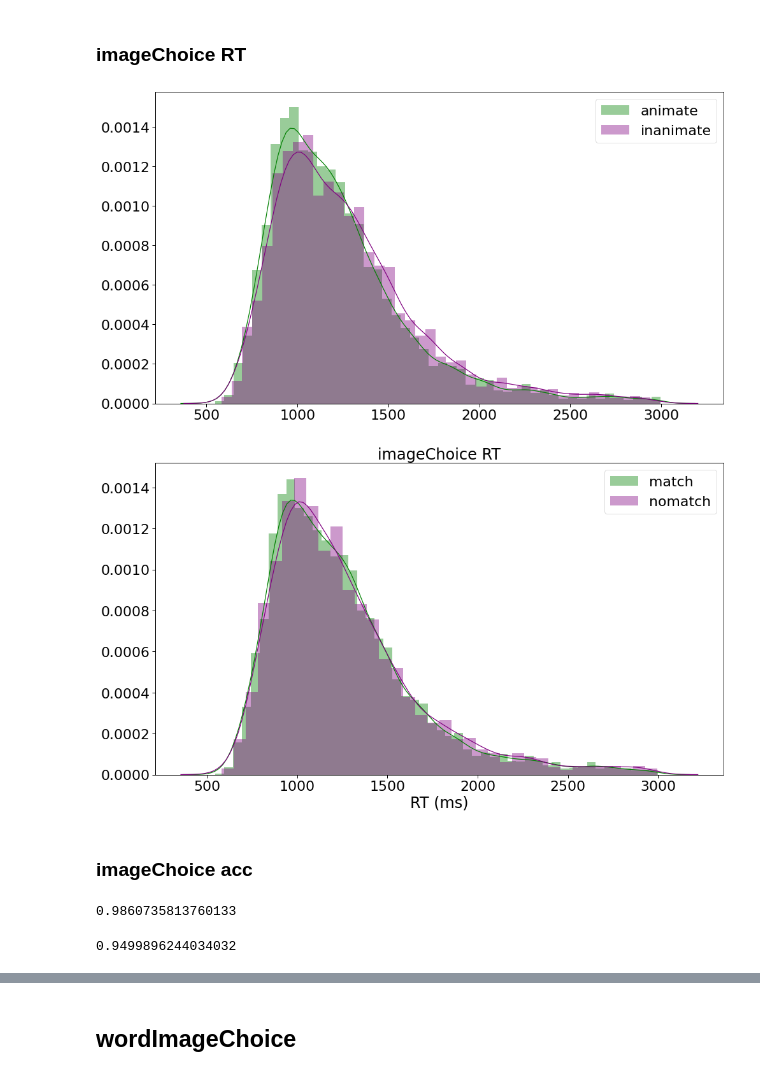
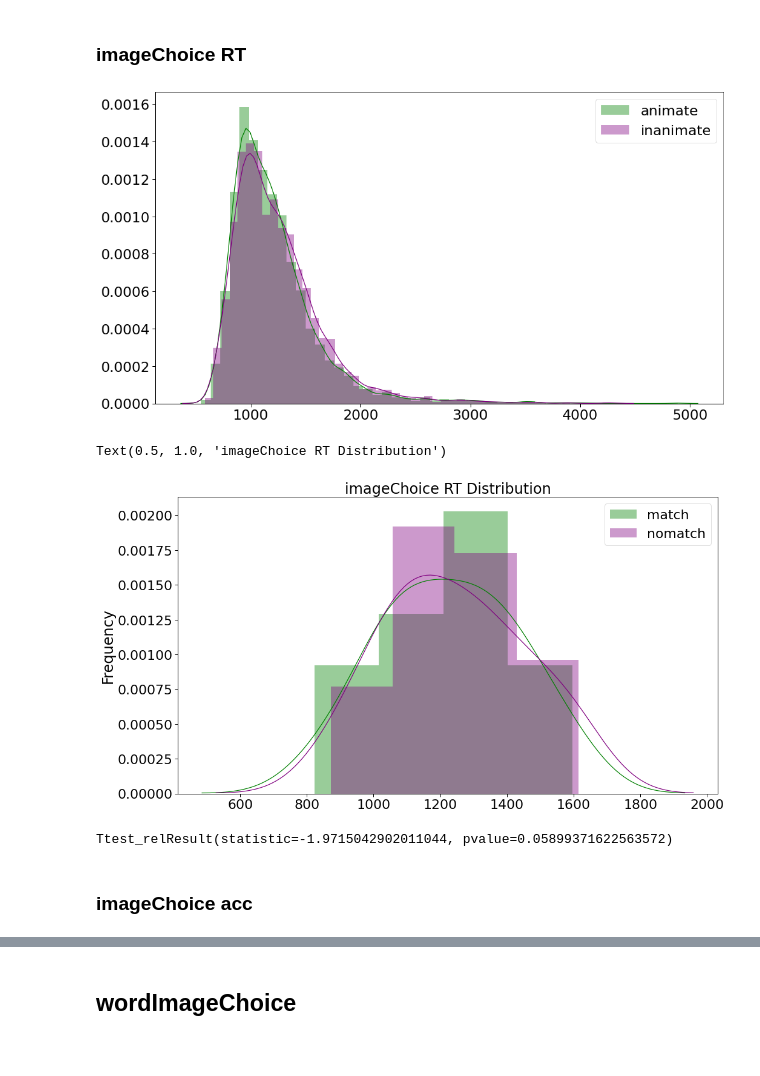
Before and after one commit to andlab-um/MT-EEG-dataset, a Jupyter notebook: behavior/behavior.ipynb, the cells around one changed output, grey strips where cells are left out. Drawn from its saved outputs; the diff is of its cells as text; code cells hidden in the pictures.

```diff
--- a/behavior/behavior.ipynb
+++ b/behavior/behavior.ipynb
@@ -227,56 +282,52 @@ for option in ["option_left", "option_right"]:
     image_df[option] = image_df[option].map({"有生命": "animate", "无生命": "inanimate"})
 # rename mouse.clicked_name columns
 image_df["mouse.clicked_name"] = image_df["mouse.clicked_name"].map({"rect_left": "left", "rect_right": "right"})
-image_df.rename(columns={"mouse.clicked_name":"side"}, inplace=True)
+image_df.rename(columns={"mouse.clicked_name":"side", "images.thisN":"trialN"}, inplace=True)
 # %%
 # get animacy of image
 image_df["animacy"] = image_df["item"].apply(lambda x: x.split("/")[0])
 image_df["animacy"] = image_df["animacy"].map({"animate": "animate", "non-animate": "inanimate"})
 # match relation in wordimageChoice
 image_df["relation"] = image_df["item"].apply(lambda x: match_dict[x])
-# get rt
-image_df["rt"] = image_df[["image_item.started", "image_item_2.started"]].apply(lambda x: np.round((x["image_item_2.started"] - x["image_item.started"]) * 1000), axis=1)
 # get mouse response
 image_df["response"] = image_df.apply(lambda x: x["option_left"] if x["side"] == "left" else x["option_right"], axis=1)
 # calculate correct
 image_df["correct"] = image_df.apply(lambda x: x["animacy"] == x["response"], axis=1)
-# %%
-image_df = image_df[image_df["rt"] < max_time]
 # %% [markdown]
 ### imageChoice RT
+# %%
+image_df_corr = image_df[image_df["correct"] == True]
 # %%
 # animate/non-animate
-fig = sns.distplot(image_df[image_df["animacy"] == "animate"]["rt"], color="green", label="animate")
-sns.distplot(image_df[image_df["animacy"] == "inanimate"]["rt"], color="purple", label="inanimate")
+fig = sns.distplot(image_df_corr[image_df_corr["animacy"] == "animate"]["rt"], color="green", label="animate")
+sns.distplot(image_df_corr[image_df_corr["animacy"] == "inanimate"]["rt"], color="purple", label="inanimate")
 # ylabels = ['{:.2f}'.format(x) for x in fig.get_yticks() * 100]
 # fig.set_yticklabels(ylabels)
 plt.legend()
 plt.xlabel("")
 plt.ylabel("")
 # plt.title("Image Choice RT", y=1.01)
-plt.savefig("./figures/imagechoice/rt-animacy.svg", bbox_inches="tight")
+plt.savefig("../figures/imagechoice/rt-animacy.svg", bbox_inches="tight")
 # %% [output]
-[figure, old version]
+[figure, new version]
 # %%
 # match/nomatch
-sns.distplot(image_df[image_df["relation"] == "match"]["rt"], color="green", label="match")
-sns.distplot(image_df[image_df["relation"] == "nomatch"]["rt"], color="purple", label="nomatch")
+sns.distplot(image_df_corr[image_df_corr["relation"] == "match"].groupby("sub")["rt"].mean(), color="green", label="match")
+sns.distplot(image_df_corr[image_df_corr["relation"] == "nomatch"].groupby("sub")["rt"].mean(), color="purple", label="nomatch")
 plt.legend()
-plt.xlabel("RT (ms)")
-plt.title("imageChoice RT")
-plt.savefig("./figures/imagechoice/rt-match.svg", bbox_inches="tight")
+plt.xlabel("")
+plt.ylabel("Frequency")
+plt.title("imageChoice RT Distribution")
+# plt.savefig("./figures/wordchoice/rt-match.svg", bbox_inches="tight")
 # %% [output]
+Text(0.5, 1.0, 'imageChoice RT Distribution')
-[figure, old version]
+[figure, new version]
+# %%
+stats.ttest_rel(image_df_corr[image_df_corr["relation"] == "match"].groupby("sub")["rt"].mean(), image_df_corr[image_df_corr["relation"] == "nomatch"].groupby("sub")["rt"].mean())
+# %% [output]
+Ttest_relResult(statistic=-1.9715042902011044, pvalue=0.05899371622563572)
 # %% [markdown]
 ### imageChoice acc
-# %%
-image_df[image_df["animacy"] == "animate"]["correct"].sum() / image_df[image_df["animacy"] == "animate"].shape[0]
-# %% [output]
-0.9860735813760133
-# %%
-image_df[image_df["animacy"] == "inanimate"]["correct"].sum() / image_df[image_df["animacy"] == "inanimate"].shape[0]
-# %% [output]
-0.9499896244034032
 # %%
 # accuracy
 fig = sns.catplot(x="animacy", y="correct", kind="bar", palette=sns.color_palette(["green", "purple"]), data=image_df, aspect=0.9)
```
Also changed, not shown: parts of 74 cells of this notebook.
